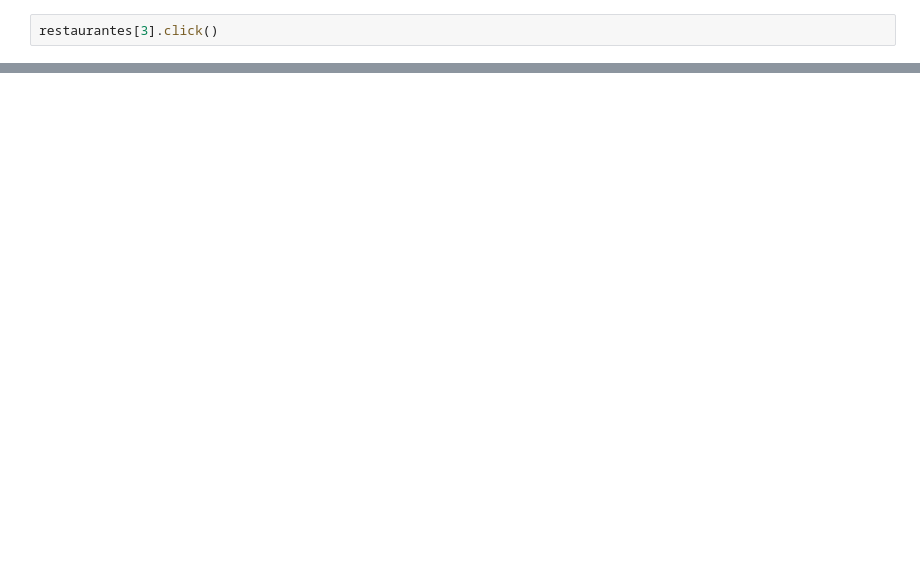
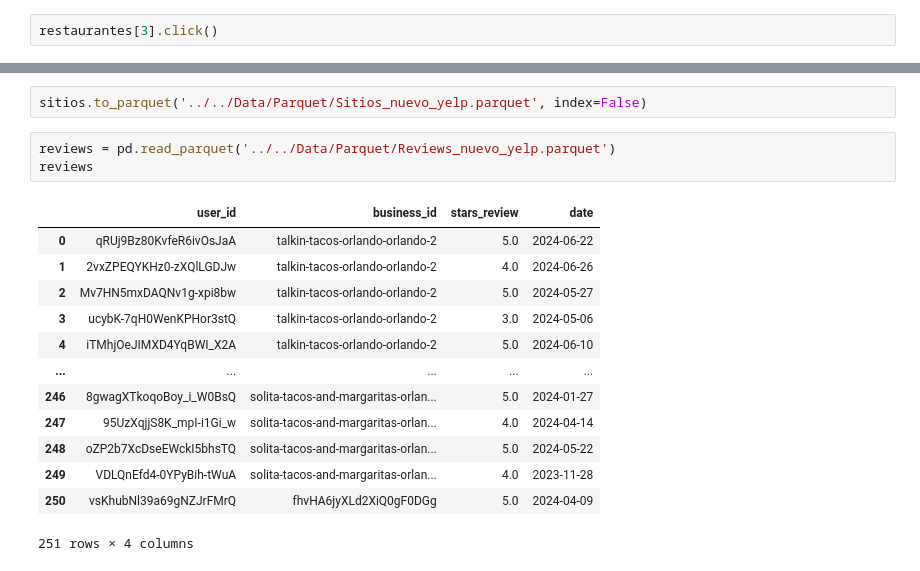
Before and after one commit to Agusherbo/ProyectoG4-Google_Yelp, a Jupyter notebook: Notebooks/Scraping/Web_scraping_yelp.ipynb, the cells around one changed output, grey strips where cells are left out. Saved outputs shown, nothing was run; the diff lists cells and outputs as text; blank space fills up the shorter version.

Commit message:
Scraping yelp y archivos

```diff
--- a/Notebooks/Scraping/Web_scraping_yelp.ipynb
+++ b/Notebooks/Scraping/Web_scraping_yelp.ipynb
@@ -82,0 +542,19 @@ name
+# %%
+sitios.to_parquet('../../Data/Parquet/Sitios_nuevo_yelp.parquet', index=False)
+# %%
+reviews = pd.read_parquet('../../Data/Parquet/Reviews_nuevo_yelp.parquet')
+reviews
+# %% [output]
+|  | user_id | business_id | stars_review | date |
+| 0 | qRUj9Bz80KvfeR6ivOsJaA | talkin-tacos-orlando-orlando-2 | 5.0 | 2024-06-22 |
+| 1 | 2vxZPEQYKHz0-zXQlLGDJw | talkin-tacos-orlando-orlando-2 | 4.0 | 2024-06-26 |
+| 2 | Mv7HN5mxDAQNv1g-xpi8bw | talkin-tacos-orlando-orlando-2 | 5.0 | 2024-05-27 |
+| 3 | ucybK-7qH0WenKPHor3stQ | talkin-tacos-orlando-orlando-2 | 3.0 | 2024-05-06 |
+| 4 | iTMhjOeJIMXD4YqBWI_X2A | talkin-tacos-orlando-orlando-2 | 5.0 | 2024-06-10 |
+| ... | ... | ... | ... | ... |
+| 246 | 8gwagXTkoqoBoy_i_W0BsQ | solita-tacos-and-margaritas-orlan... | 5.0 | 2024-01-27 |
+| 247 | 95UzXqjjS8K_mpI-i1Gi_w | solita-tacos-and-margaritas-orlan... | 4.0 | 2024-04-14 |
+| 248 | oZP2b7XcDseEWckI5bhsTQ | solita-tacos-and-margaritas-orlan... | 5.0 | 2024-05-22 |
+| 249 | VDLQnEfd4-0YPyBih-tWuA | solita-tacos-and-margaritas-orlan... | 4.0 | 2023-11-28 |
+| 250 | vsKhubNl39a69gNZJrFMrQ | fhvHA6jyXLd2XiQ0gF0DGg | 5.0 | 2024-04-09 |
+251 rows × 4 columns
```
Also changed, not shown: parts of 21 cells of this notebook, 7 other files.
